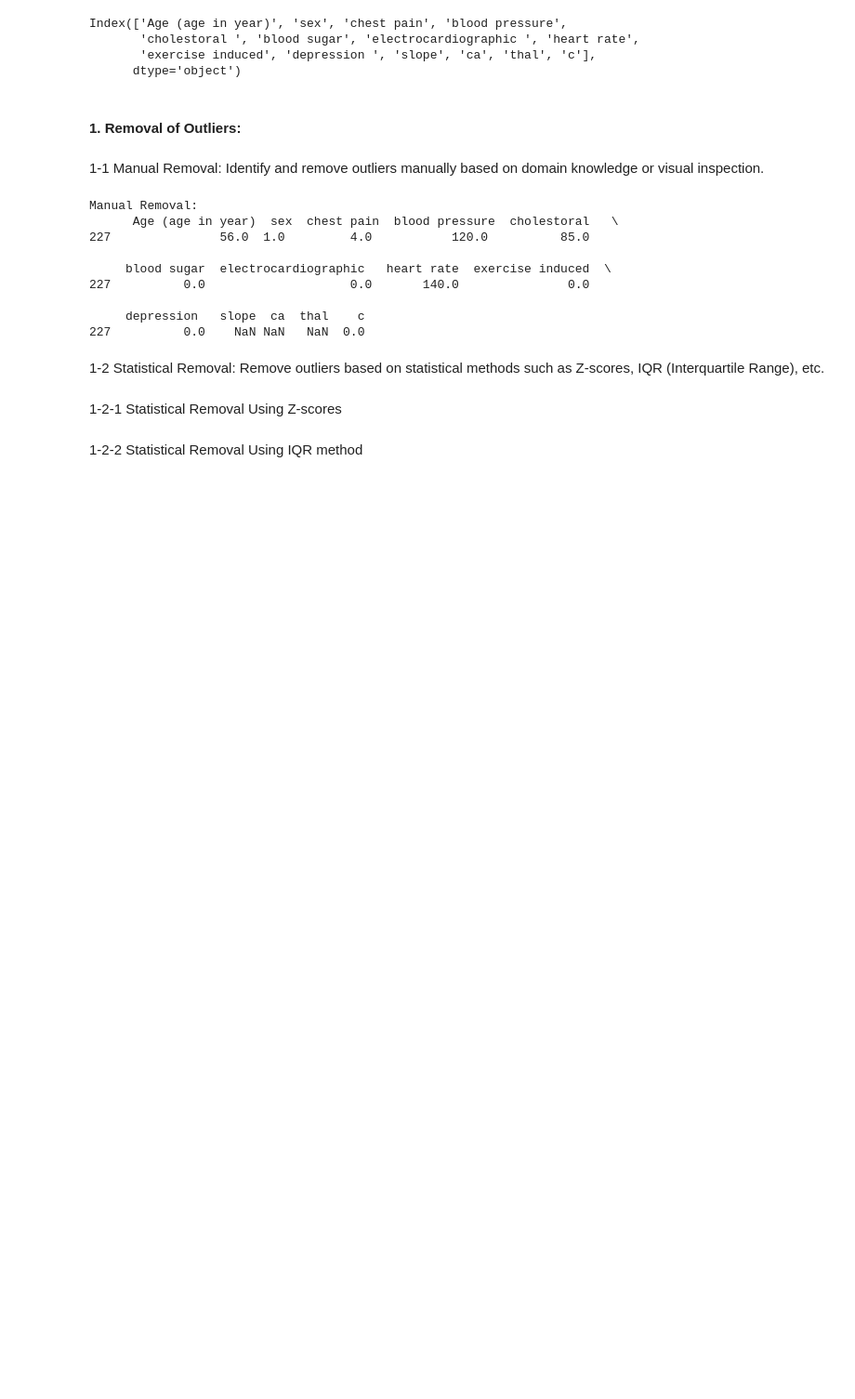
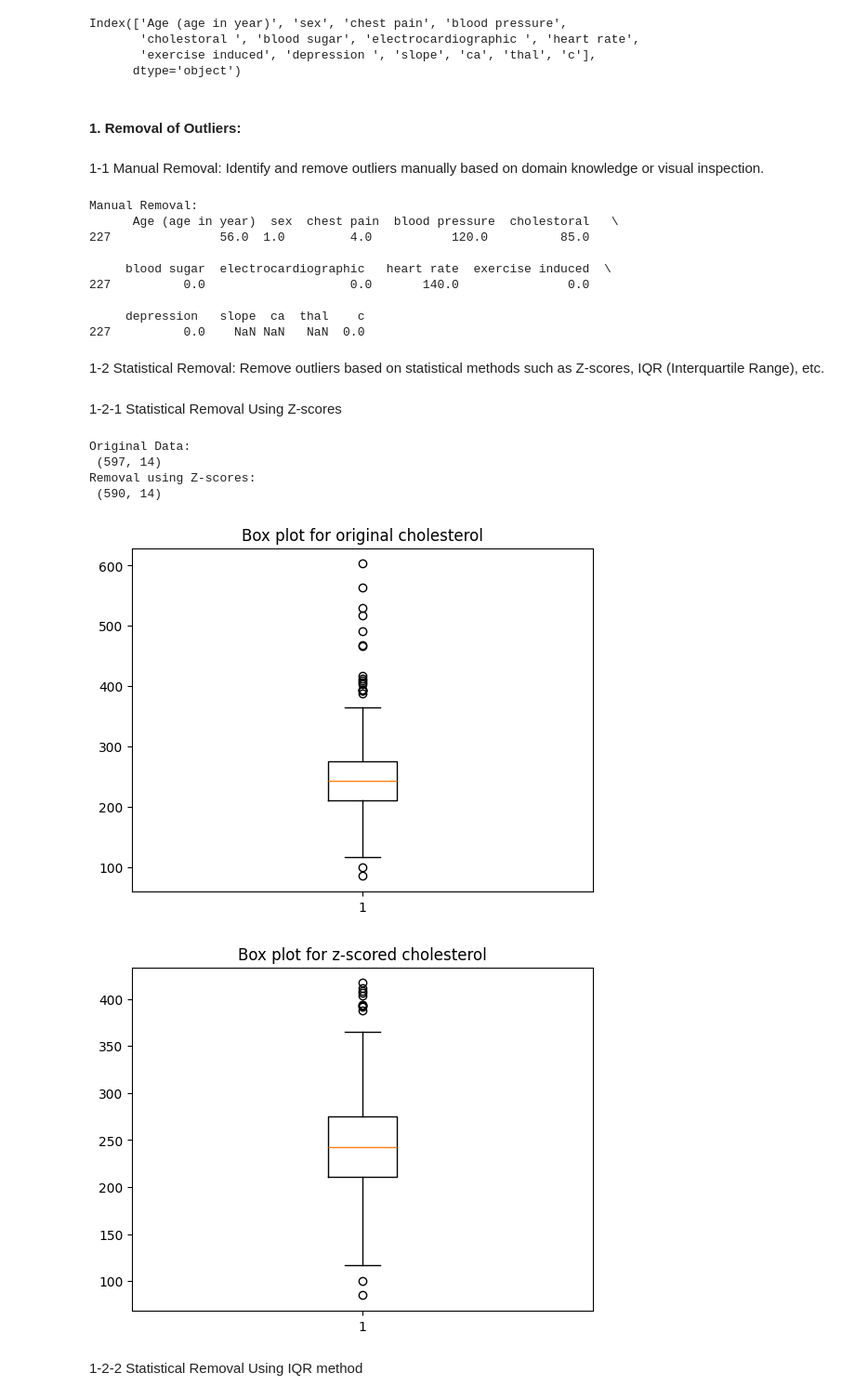
Before and after one commit to majidgolbaz/Heart-Failure-Prediction, a Jupyter notebook: Pre-Processing/outlierHandelling.ipynb, the cells around one changed output. Shown at 93% size. Cells and saved outputs as stored; diff of their text form; code cells hidden in the pictures; blank space fills up the shorter version.

```diff
--- a/Pre-Processing/outlierHandelling.ipynb
+++ b/Pre-Processing/outlierHandelling.ipynb
@@ -52,19 +52,37 @@ Manual Removal:
 # %% [markdown]
 1-2-1 Statistical Removal Using Z-scores
 # %%
-# from scipy import stats
-# import numpy as np
+from scipy import stats
+import numpy as np
+import matplotlib.pyplot as plt
 
-# df_zscore = df.copy()
-# df_zscore['cholestoral '] = df_zscore['cholestoral '].fillna(df_zscore['cholestoral '].median())
-# df_zscore
+df_zscore = df.copy()
+df_zscore['cholestoral '] = df_zscore['cholestoral '].fillna(df_zscore['cholestoral '].median())
+df_zscore
 
-# z_score = np.abs(stats.zscore(df_zscore['cholestoral ']))
-# threshold = 3
-# df_zscore_removed = df[(z_score < threshold)]
+z_score = np.abs(stats.zscore(df_zscore['cholestoral ']))
+threshold = 3
+df_zscore_removed = df_zscore[(z_score < threshold)]
 
-# print("Orginal Data:\n", df.shape)
-# print("Removal using Z-scores:\n", df_zscore_removed.shape)
+print("Original Data:\n", df.shape)
+print("Removal using Z-scores:\n", df_zscore_removed.shape)
+
+#box plot for original data
+plt.boxplot(df_zscore['cholestoral '])
+plt.title("Box plot for original cholesterol")
+plt.show()
+
+#box plot for z-scored data
+plt.boxplot(df_zscore_removed['cholestoral '])
+plt.title("Box plot for z-scored cholesterol")
+plt.show()
+# %% [output]
+Original Data:
+ (597, 14)
+Removal using Z-scores:
+ (590, 14)
+[figure, added]
+[figure, added]
 # %% [markdown]
 1-2-2 Statistical Removal Using IQR method
 # %%
```
Also changed, not shown: parts of 7 cells of this notebook.
